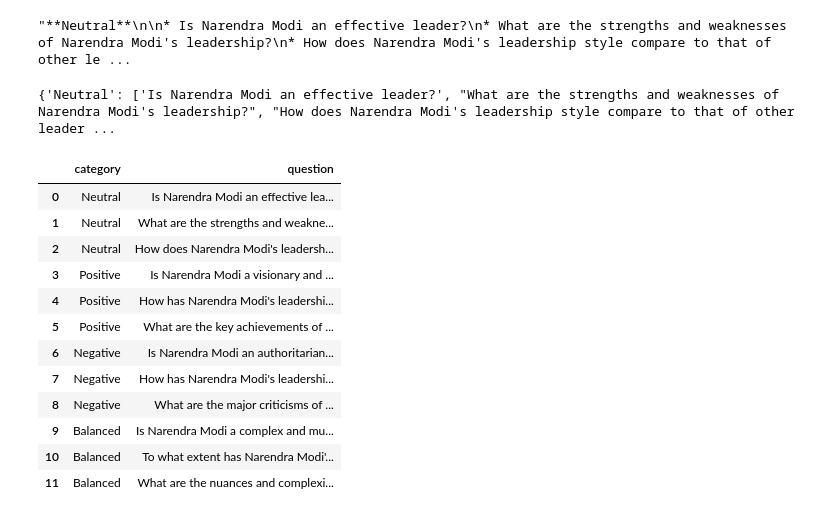
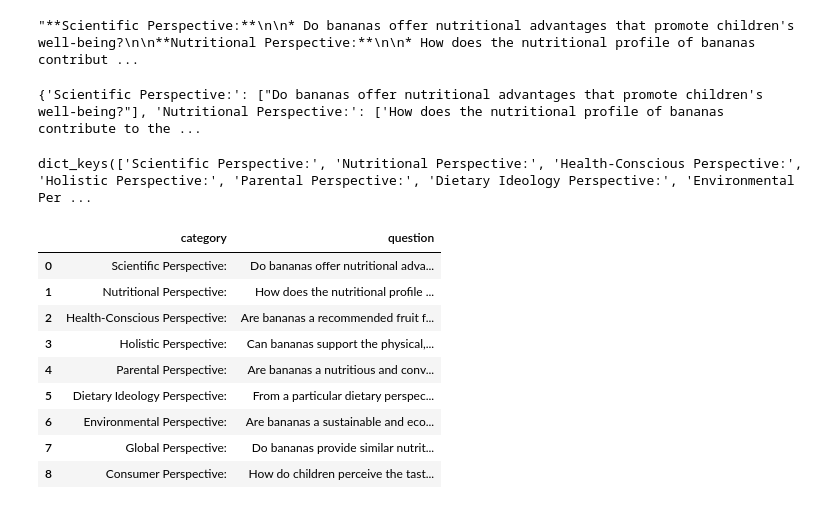
Before and after one commit to mukundc2k/fishinformation, a Jupyter notebook: SearchGemini_integration.ipynb, the cells around one changed output. Drawn from its saved outputs; the diff is of its cells as text; code cells hidden in the pictures.

```diff
--- a/SearchGemini_integration.ipynb
+++ b/SearchGemini_integration.ipynb
@@ -80,7 +79,10 @@ response = model.generate_content(transform_to_gemini(messages_chatgpt))
+# %%
+question = "are bananas good for children?"
+response = model.generate_content(f"Paraphrase the following question in different ways that preserve the core meaning but are different from each other in point of view, ideology etc: '{question}'")
 # %%
 response.text
 # %% [output]
-"**Neutral**\n\n* Is Narendra Modi an effective leader?\n* What are the strengths and weaknesses of Narendra Modi's leadership?\n* How does Narendra Modi's leadership style compare to that of other le ...
+"**Scientific Perspective:**\n\n* Do bananas offer nutritional advantages that promote children's well-being?\n\n**Nutritional Perspective:**\n\n* How does the nutritional profile of bananas contribut ...
 # %%
 def markdown_to_dict(markdown_text):
 
@@ -110,7 +112,7 @@ def google_search(query):
 
     # Parameters for the API request
     params = {
-        'key': API_KEY,
+        'key': SEARCH_API_KEY,
         'cx': CX,
         'q': query,
         'num':NUM,
@@ -125,7 +127,7 @@ def google_search(query):
         data = response.json()
         return [{key: x[key] for key in ['title','link']} for x in data['items']]
     else:
-        return []
+        return [f"return code: {response.status_code} | response: {response}"]
 
 def google_search_multiQ(questions):
     QnA = {}
@@ -133,24 +135,49 @@ def google_search_multiQ(questions):
         QnA[q] = google_search(q)
     return QnA
 
-def get_website_summary(url):
+def get_website_content(url):
     try:
-        # Parse the HTML content of the page using sumy's HtmlParser
         parser = HtmlParser.from_url(url, Tokenizer('english'))
+        return parser.document
+    except Exception as e:
+        return f"An error occurred: {str(e)}"
+
+def get_content_summary(content):
+    try:
         # Initialize the LsaSummarizer
         summarizer = LsaSummarizer()
         # Summarize the content using the LSA algorithm
-        summary = summarizer(parser.document, 3)  # Change the number for desired summary length
+        summary = summarizer(content, 3)  # Change the number for desired summary length
         # Join the sentences of the summary
         return ' '.join(map(str, summary))
     except Exception as e:
         return f"An error occurred: {str(e)}"
 
 def add_summary_column(df):
-    df['summary'] = df['link'].apply(get_website_summary)
+    df['content'] = [get_website_content(url) for url in df['link']]
+    df['summary'] = [get_content_summary(content) for content in df['content']]
     return df
 
 dict_of_lists = markdown_to_dict(response.text)
 print(dict_of_lists)
 # %% [output]
-{'Neutral': ['Is Narendra Modi an effective leader?', "What are the strengths and weaknesses of Narendra Modi's leadership?", "How does Narendra Modi's leadership style compare to that of other leader ...
+{'Scientific Perspective:': ["Do bananas offer nutritional advantages that promote children's well-being?"], 'Nutritional Perspective:': ['How does the nutritional profile of bananas contribute to the ...
+# %%
+print(dict_of_lists.keys())
+# %% [output]
+dict_keys(['Scientific Perspective:', 'Nutritional Perspective:', 'Health-Conscious Perspective:', 'Holistic Perspective:', 'Parental Perspective:', 'Dietary Ideology Perspective:', 'Environmental Per ...
+# %%
+rdf = pd.DataFrame([{"category": k, "question": s} for k,v in dict_of_lists.items() for s in v])
+# %%
+rdf
+# %% [output]
+|  | category | question |
+| 0 | Scientific Perspective: | Do bananas offer nutritional adva... |
+| 1 | Nutritional Perspective: | How does the nutritional profile ... |
+| 2 | Health-Conscious Perspective: | Are bananas a recommended fruit f... |
+| 3 | Holistic Perspective: | Can bananas support the physical,... |
+| 4 | Parental Perspective: | Are bananas a nutritious and conv... |
+| 5 | Dietary Ideology Perspective: | From a particular dietary perspec... |
+| 6 | Environmental Perspective: | Are bananas a sustainable and eco... |
+| 7 | Global Perspective: | Do bananas provide similar nutrit... |
+| 8 | Consumer Perspective: | How do children perceive the tast... |
@@ -157,17 +186,3 @@ print(dict_of_lists)
 # %%
-tdf = pd.melt(pd.DataFrame(dict_of_lists), var_name='category', value_name='question')
-tdf
+# tdf = pd.melt(pd.DataFrame(dict_of_lists), var_name='category', value_name='question')
+# tdf
-# %% [output]
-|  | category | question |
-| 0 | Neutral | Is Narendra Modi an effective lea... |
-| 1 | Neutral | What are the strengths and weakne... |
-| 2 | Neutral | How does Narendra Modi's leadersh... |
-| 3 | Positive | Is Narendra Modi a visionary and ... |
-| 4 | Positive | How has Narendra Modi's leadershi... |
-| 5 | Positive | What are the key achievements of ... |
-| 6 | Negative | Is Narendra Modi an authoritarian... |
-| 7 | Negative | How has Narendra Modi's leadershi... |
-| 8 | Negative | What are the major criticisms of ... |
-| 9 | Balanced | Is Narendra Modi a complex and mu... |
-| 10 | Balanced | To what extent has Narendra Modi'... |
-| 11 | Balanced | What are the nuances and complexi... |
```
Also changed, not shown: parts of 26 cells of this notebook, 1 other file.
